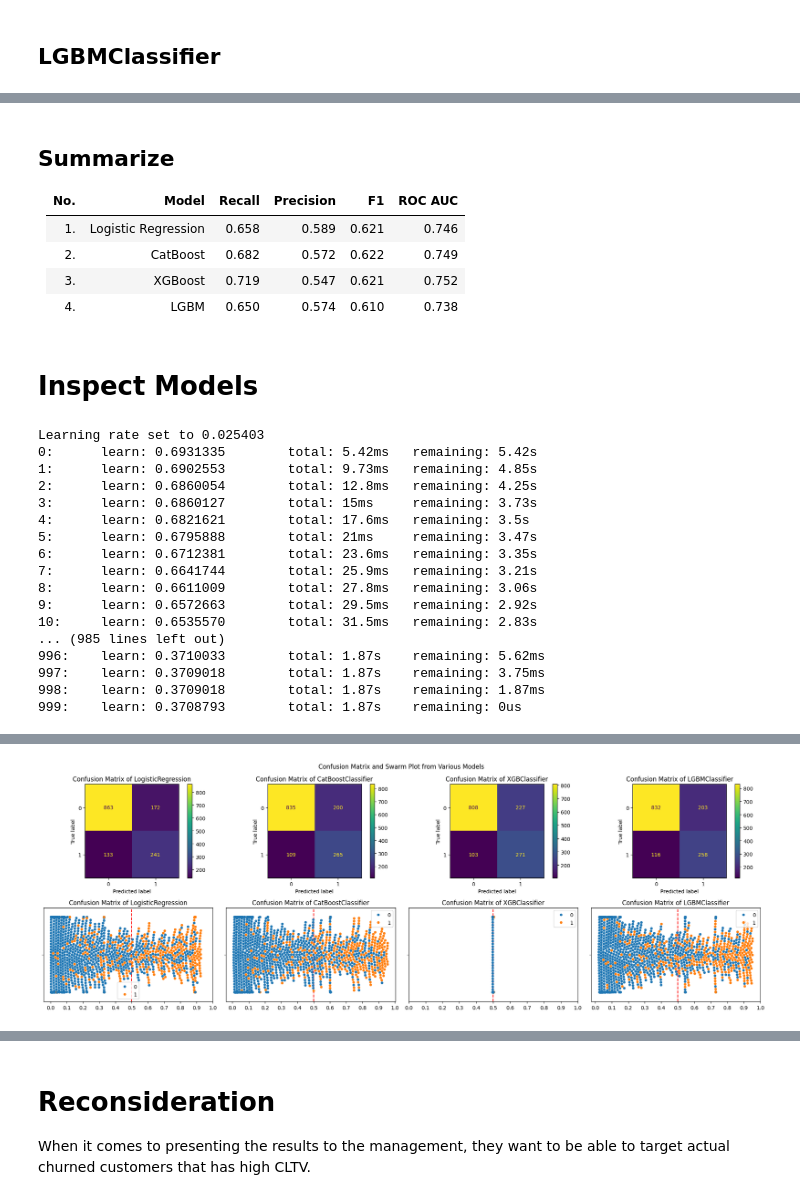
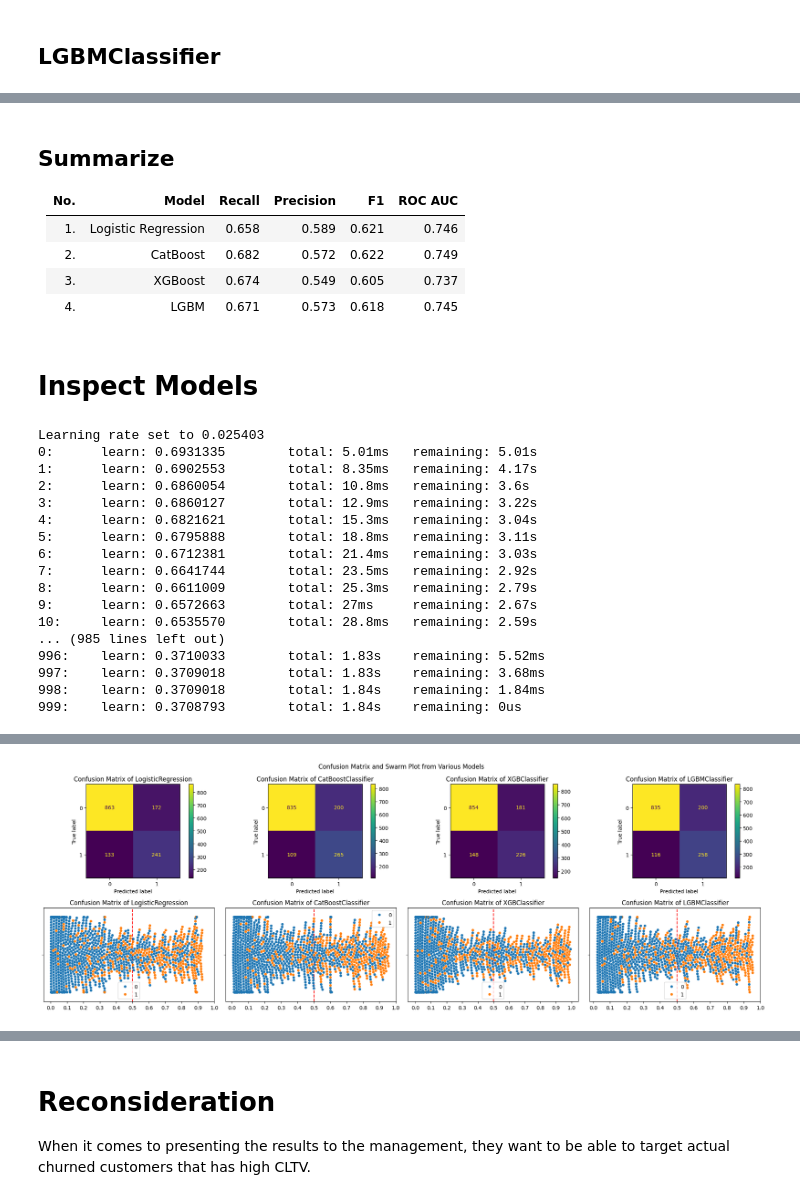
Before and after one commit to marcellinus-witarsah/data-challenge-dsw-2023, a Jupyter notebook: notebooks/03_churn_model.ipynb, the cells around one changed output, grey strips where cells are left out. Cells and saved outputs as stored; diff of their text form; code cells hidden in the pictures.

Commit message:
Confirmed CATBOOST is the best model

```diff
--- a/notebooks/03_churn_model.ipynb
+++ b/notebooks/03_churn_model.ipynb
@@ -1531,8 +1531,8 @@ ROC AUC SCORE: 0.738
 |-----|---------------------|--------|-----------|-------|---------|
 | 1.  | Logistic Regression | 0.658  | 0.589     | 0.621 | 0.746   |
 | 2.  | CatBoost            | 0.682  | 0.572     | 0.622 | 0.749   |
-| 3.  | XGBoost             | 0.719  | 0.547     | 0.621 | 0.752   |
-| 4.  | LGBM                | 0.650  | 0.574     | 0.610 | 0.738   |
+| 3.  | XGBoost             | 0.674  | 0.549     | 0.605 | 0.737   |
+| 4.  | LGBM                | 0.671  | 0.573     | 0.618 | 0.745   |
 
 <!-- Best on thise model we want to be able to detect as many as churn users as possible, sacrificing a little bit of precision is okay. Predicting unchurned users as churn users doesn't bother use because they will be happy **(low chance of churning)** if we give approach with some retention strategy such as promotion, discount, etc. -->
 # %% [markdown]
@@ -1587,25 +1587,32 @@ pair_model_params = [
 }),
     (xgb.XGBClassifier, {
     "booster": "gbtree",
-    "lambda": 2.8981718697346745e-05,
-    "alpha": 1.6441670548172578e-05,
-    "subsample": 0.6257262094658143,
-    "colsample_bytree": 0.5378522286264991,
-    "max_depth": 5,
-    'min_child_weight': 6,
-    "eta": 6.082970782740393e-05,
-    "gamma": 8.819848874482518e-06,
+    "lambda": 5.075857084980238e-05,
+    "alpha": 8.901719814994127e-07,
+    "subsample": 0.5610237056808841,
+    "colsample_bytree": 0.9182724636198594,
+    "max_depth": 3,
+    "min_child_weight": 2,
+    "eta": 0.4453770420023173,
+    "gamma": 8.588470577631825e-06,
     "grow_policy": "depthwise",
     "random_state": 42
 }),
     (lgb.LGBMClassifier, {
-    "lambda_l1": 9.757903390003335,
-    "lambda_l2": 3.6189088264165127e-07,
-    "num_leaves": 363,
-    "feature_fraction": 0.5303935833932334,
-    "bagging_fraction": 0.49131248078384027,
-    "bagging_freq": 2,
-    "min_child_samples": 200,
+    # "lambda_l1": 9.757903390003335,
+    # "lambda_l2": 3.6189088264165127e-07,
+    # "num_leaves": 363,
+    # "feature_fraction": 0.5303935833932334,
+    # "bagging_fraction": 0.49131248078384027,
+    # "bagging_freq": 2,
+    # "min_child_samples": 200,
+    "lambda_l1": 9.863275611420825,
+    "lambda_l2": 1.9499297838090588e-07,
+    "num_leaves": 130,
+    "feature_fraction": 0.5944075397547848,
+    "bagging_fraction": 0.44582084820842155,
+    "bagging_freq": 1,
+    "min_child_samples": 100,
     "random_state": 42
 })
 ]
@@ -1617,6 +1624,7 @@ recalls = []
 precisions = []
 f1s = []
 roc_aucs = []
+models = []
 fig, ax = plt.subplots(ncols=len(pair_model_params), nrows=2, figsize=(20, 7))
 for i, (model, params) in enumerate(pair_model_params):
     # Create Model and Predict
@@ -1633,6 +1641,7 @@ for i, (model, params) in enumerate(pair_model_params):
     precisions.append(precision_score(y_test, y_pred))
     f1s.append(f1_score(y_test, y_pred))
     roc_aucs.append(roc_auc_score(y_test, y_pred))
+    models.append(model.__class__.__name__)
 
     # confusion matrix
     cm = confusion_matrix(y_test, y_pred, labels=model.classes_)
@@ -1650,19 +1659,19 @@ fig.suptitle("Confusion Matrix and Swarm Plot from Various Models")
 fig.tight_layout()
 # %% [output]
 Learning rate set to 0.025403
-0:      learn: 0.6931335        total: 5.42ms   remaining: 5.42s
-1:      learn: 0.6902553        total: 9.73ms   remaining: 4.85s
-2:      learn: 0.6860054        total: 12.8ms   remaining: 4.25s
-3:      learn: 0.6860127        total: 15ms     remaining: 3.73s
-4:      learn: 0.6821621        total: 17.6ms   remaining: 3.5s
-5:      learn: 0.6795888        total: 21ms     remaining: 3.47s
-6:      learn: 0.6712381        total: 23.6ms   remaining: 3.35s
-7:      learn: 0.6641744        total: 25.9ms   remaining: 3.21s
-8:      learn: 0.6611009        total: 27.8ms   remaining: 3.06s
-9:      learn: 0.6572663        total: 29.5ms   remaining: 2.92s
-10:     learn: 0.6535570        total: 31.5ms   remaining: 2.83s
+0:      learn: 0.6931335        total: 5.01ms   remaining: 5.01s
+1:      learn: 0.6902553        total: 8.35ms   remaining: 4.17s
+2:      learn: 0.6860054        total: 10.8ms   remaining: 3.6s
+3:      learn: 0.6860127        total: 12.9ms   remaining: 3.22s
+4:      learn: 0.6821621        total: 15.3ms   remaining: 3.04s
+5:      learn: 0.6795888        total: 18.8ms   remaining: 3.11s
+6:      learn: 0.6712381        total: 21.4ms   remaining: 3.03s
+7:      learn: 0.6641744        total: 23.5ms   remaining: 2.92s
+8:      learn: 0.6611009        total: 25.3ms   remaining: 2.79s
+9:      learn: 0.6572663        total: 27ms     remaining: 2.67s
+10:     learn: 0.6535570        total: 28.8ms   remaining: 2.59s
 ... (985 lines left out)
-996:    learn: 0.3710033        total: 1.87s    remaining: 5.62ms
-997:    learn: 0.3709018        total: 1.87s    remaining: 3.75ms
-998:    learn: 0.3709018        total: 1.87s    remaining: 1.87ms
-999:    learn: 0.3708793        total: 1.87s    remaining: 0us
+996:    learn: 0.3710033        total: 1.83s    remaining: 5.52ms
+997:    learn: 0.3709018        total: 1.83s    remaining: 3.68ms
+998:    learn: 0.3709018        total: 1.84s    remaining: 1.84ms
+999:    learn: 0.3708793        total: 1.84s    remaining: 0us
@@ -1686 +1695 @@ Learning rate set to 0.025403
-[figure, old version]
+[figure, new version]
```
Also changed, not shown: parts of 7 cells of this notebook, 3 other files.
